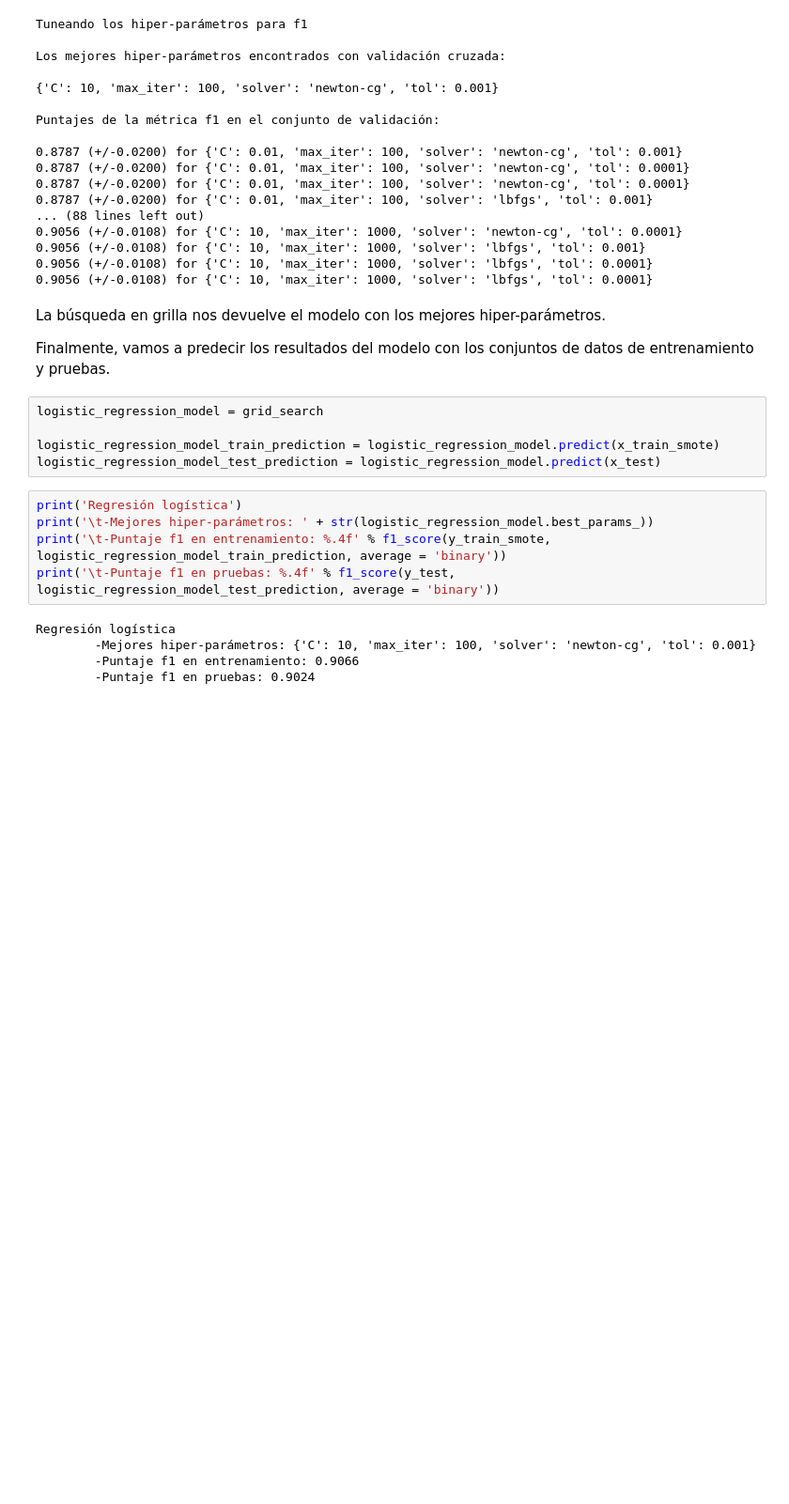
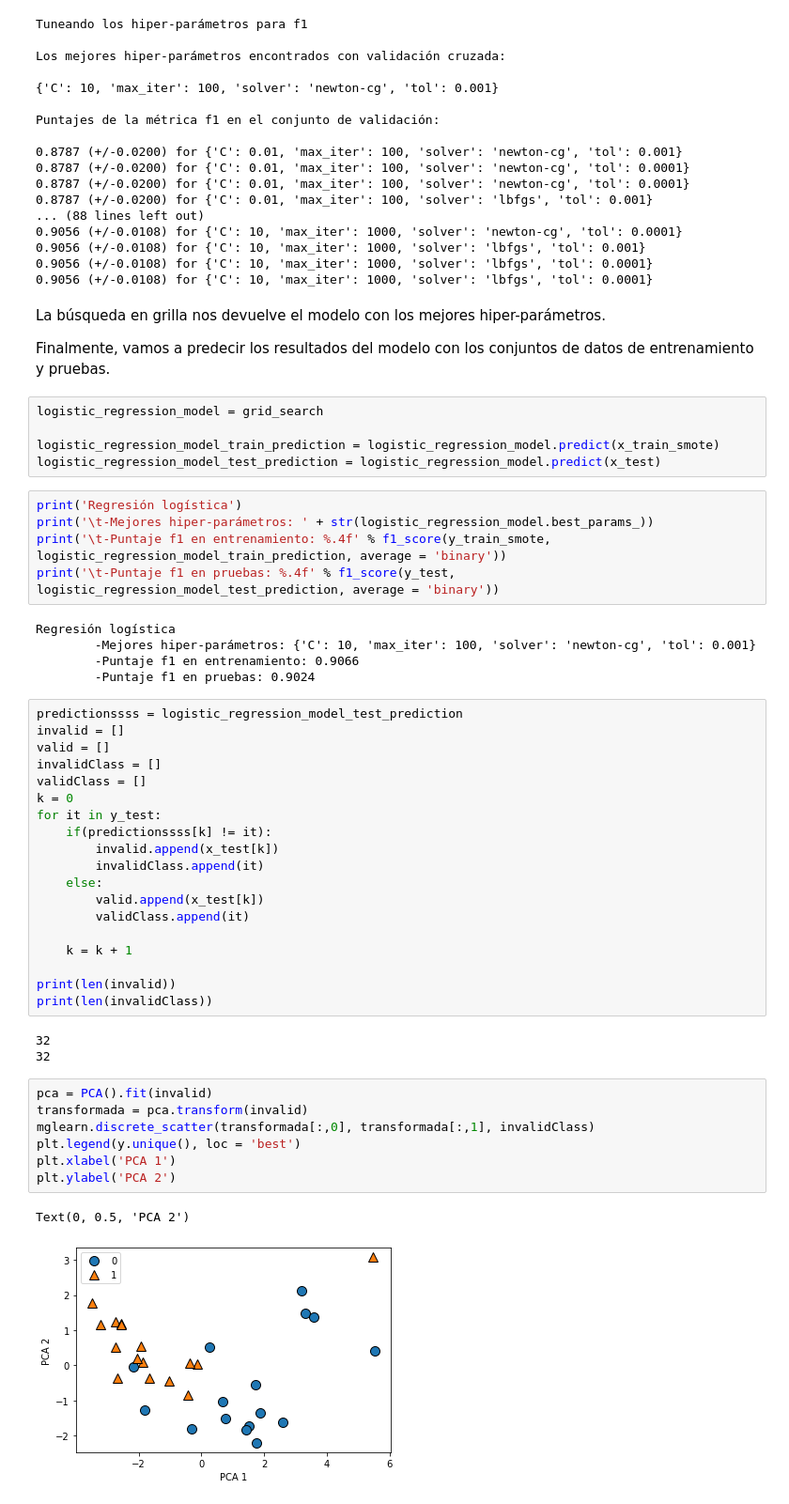
Before and after one commit to DEVSOFTNET/pulsar-star-classifier, a Jupyter notebook: src/Algoritmos/Regresion logistica.ipynb, the cells around one changed output. Shown: that part at 94% size. Drawn from its saved outputs; the diff is of its cells as text; blank space fills up the shorter version.

Commit message:
update logistic regression

```diff
--- a/src/Algoritmos/Regresion logistica.ipynb
+++ b/src/Algoritmos/Regresion logistica.ipynb
@@ -163,3 +172,35 @@ Regresión logística
         -Mejores hiper-parámetros: {'C': 10, 'max_iter': 100, 'solver': 'newton-cg', 'tol': 0.001}
         -Puntaje f1 en entrenamiento: 0.9066
         -Puntaje f1 en pruebas: 0.9024
+# %%
+predictionssss = logistic_regression_model_test_prediction
+invalid = []
+valid = []
+invalidClass = []
+validClass = []
+k = 0
+for it in y_test:
+    if(predictionssss[k] != it):
+        invalid.append(x_test[k])
+        invalidClass.append(it)
+    else:
+        valid.append(x_test[k])
+        validClass.append(it)
+
+    k = k + 1
+
+print(len(invalid))
+print(len(invalidClass))
+# %% [output]
+32
+32
+# %%
+pca = PCA().fit(invalid)
+transformada = pca.transform(invalid)
+mglearn.discrete_scatter(transformada[:,0], transformada[:,1], invalidClass)
+plt.legend(y.unique(), loc = 'best')
+plt.xlabel('PCA 1')
+plt.ylabel('PCA 2')
+# %% [output]
+Text(0, 0.5, 'PCA 2')
+[figure, added]
```
Also changed, not shown: parts of 3 cells of this notebook.
